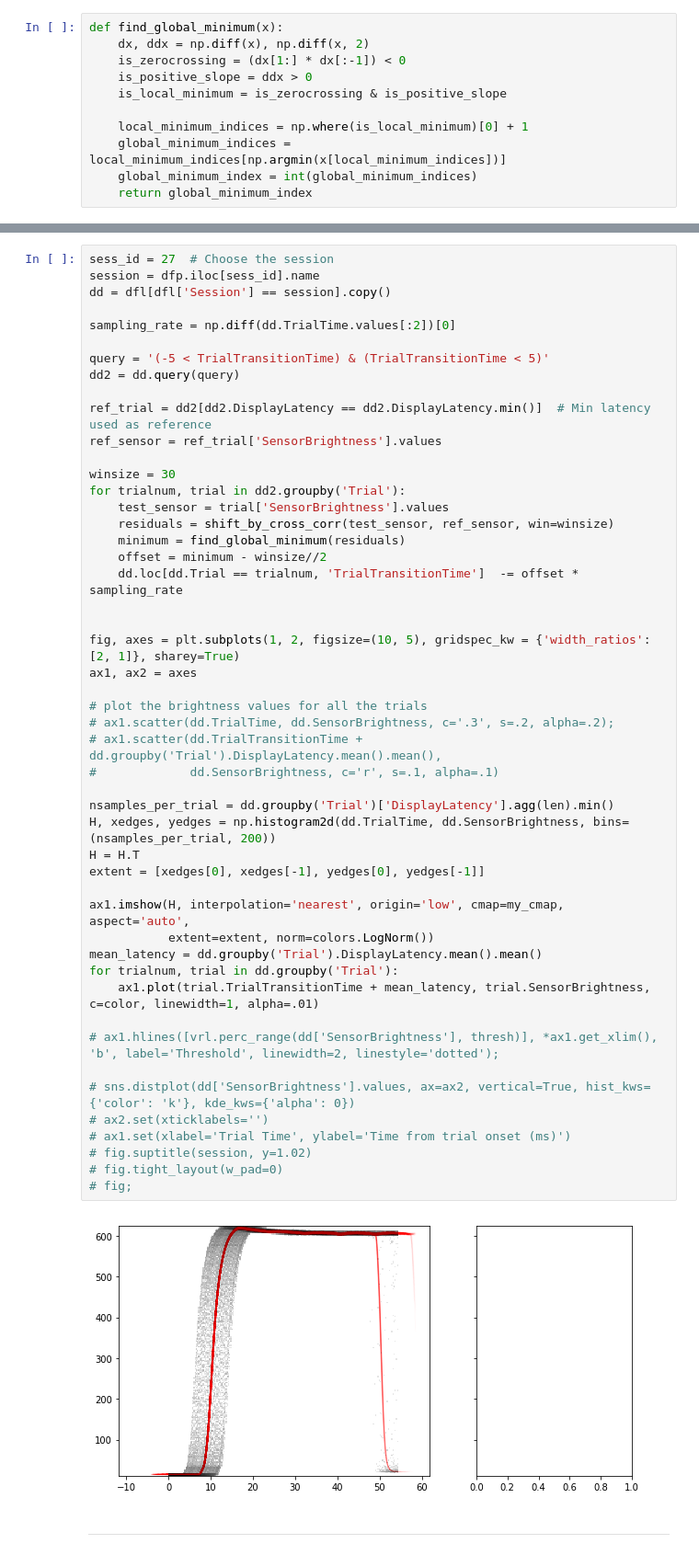
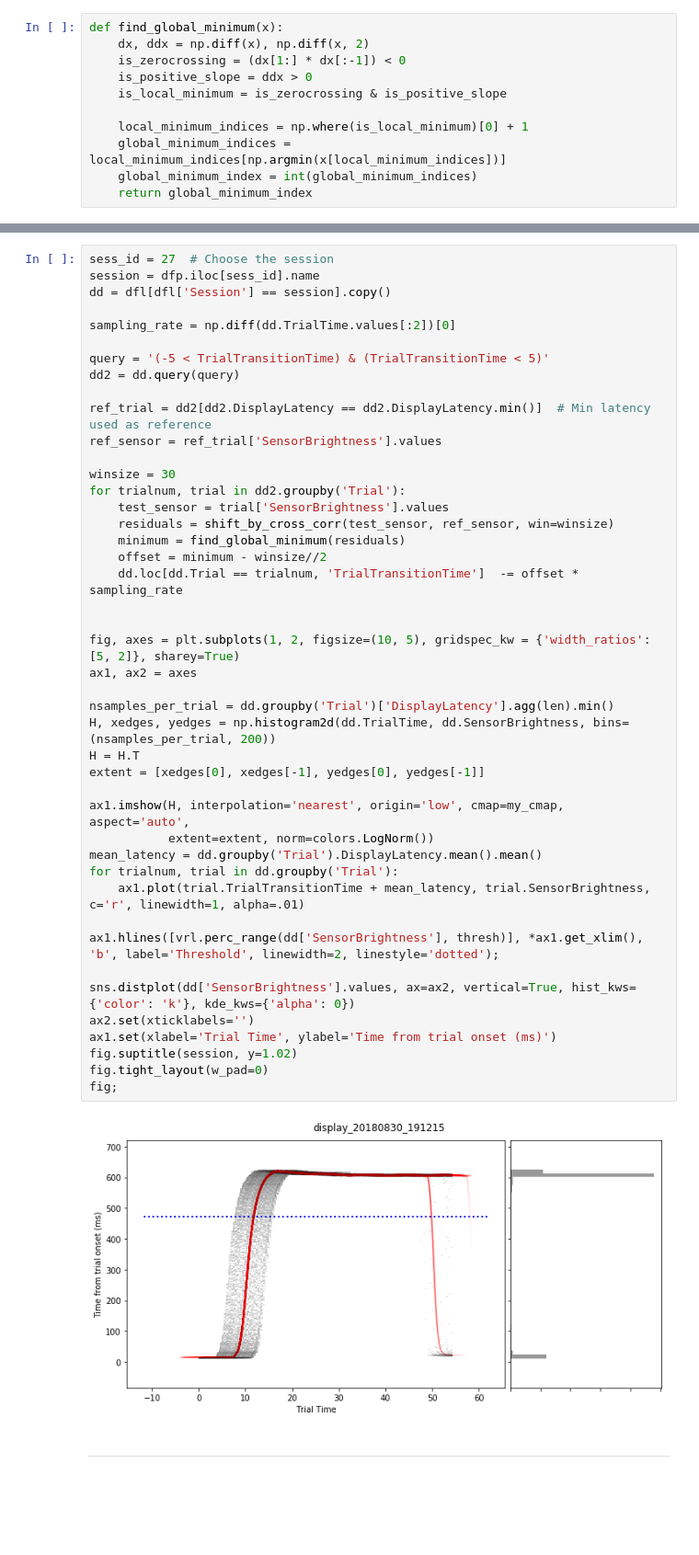
Before and after one commit to mohammadbashiri93/vrlatency, a Jupyter notebook: notebooks/exploratory/display-nick.ipynb, the cells around one changed output, grey strips where cells are left out. Shown at 92% size. Drawn from its saved outputs; the diff is of its cells as text; blank space fills up the shorter version.

```diff
--- a/notebooks/exploratory/display-nick.ipynb
+++ b/notebooks/exploratory/display-nick.ipynb
@@ -250,47 +253,42 @@ sampling_rate = np.diff(dd.TrialTime.values[:2])[0]
 
 query = '(-5 < TrialTransitionTime) & (TrialTransitionTime < 5)'
 dd2 = dd.query(query)
 
 ref_trial = dd2[dd2.DisplayLatency == dd2.DisplayLatency.min()]  # Min latency used as reference
 ref_sensor = ref_trial['SensorBrightness'].values
 
 winsize = 30
 for trialnum, trial in dd2.groupby('Trial'):
     test_sensor = trial['SensorBrightness'].values
     residuals = shift_by_cross_corr(test_sensor, ref_sensor, win=winsize)
     minimum = find_global_minimum(residuals)
     offset = minimum - winsize//2
     dd.loc[dd.Trial == trialnum, 'TrialTransitionTime']  -= offset * sampling_rate
 
 
-fig, axes = plt.subplots(1, 2, figsize=(10, 5), gridspec_kw = {'width_ratios': [2, 1]}, sharey=True)
+fig, axes = plt.subplots(1, 2, figsize=(10, 5), gridspec_kw = {'width_ratios': [5, 2]}, sharey=True)
 ax1, ax2 = axes
-
-# plot the brightness values for all the trials
-# ax1.scatter(dd.TrialTime, dd.SensorBrightness, c='.3', s=.2, alpha=.2);
-# ax1.scatter(dd.TrialTransitionTime + dd.groupby('Trial').DisplayLatency.mean().mean(),
-#             dd.SensorBrightness, c='r', s=.1, alpha=.1)
 
 nsamples_per_trial = dd.groupby('Trial')['DisplayLatency'].agg(len).min()
 H, xedges, yedges = np.histogram2d(dd.TrialTime, dd.SensorBrightness, bins=(nsamples_per_trial, 200))
 H = H.T
 extent = [xedges[0], xedges[-1], yedges[0], yedges[-1]]
 
 ax1.imshow(H, interpolation='nearest', origin='low', cmap=my_cmap, aspect='auto',
            extent=extent, norm=colors.LogNorm())
 mean_latency = dd.groupby('Trial').DisplayLatency.mean().mean()
 for trialnum, trial in dd.groupby('Trial'):
-    ax1.plot(trial.TrialTransitionTime + mean_latency, trial.SensorBrightness, c=color, linewidth=1, alpha=.01)
+    ax1.plot(trial.TrialTransitionTime + mean_latency, trial.SensorBrightness, c='r', linewidth=1, alpha=.01)
 
-# ax1.hlines([vrl.perc_range(dd['SensorBrightness'], thresh)], *ax1.get_xlim(), 'b', label='Threshold', linewidth=2, linestyle='dotted');
+ax1.hlines([vrl.perc_range(dd['SensorBrightness'], thresh)], *ax1.get_xlim(), 'b', label='Threshold', linewidth=2, linestyle='dotted');
 
-# sns.distplot(dd['SensorBrightness'].values, ax=ax2, vertical=True, hist_kws={'color': 'k'}, kde_kws={'alpha': 0})
-# ax2.set(xticklabels='')
-# ax1.set(xlabel='Trial Time', ylabel='Time from trial onset (ms)')
-# fig.suptitle(session, y=1.02)
-# fig.tight_layout(w_pad=0)
-# fig;
+sns.distplot(dd['SensorBrightness'].values, ax=ax2, vertical=True, hist_kws={'color': 'k'}, kde_kws={'alpha': 0})
+ax2.set(xticklabels='')
+ax1.set(xlabel='Trial Time', ylabel='Time from trial onset (ms)')
+fig.suptitle(session, y=1.02)
+fig.tight_layout(w_pad=0)
+fig;
 # %% [output]
-[figure, old version]
+[figure, new version]
 # %% [markdown]
 ----
```
Also changed, not shown: parts of 2 cells of this notebook, 1 other file.
